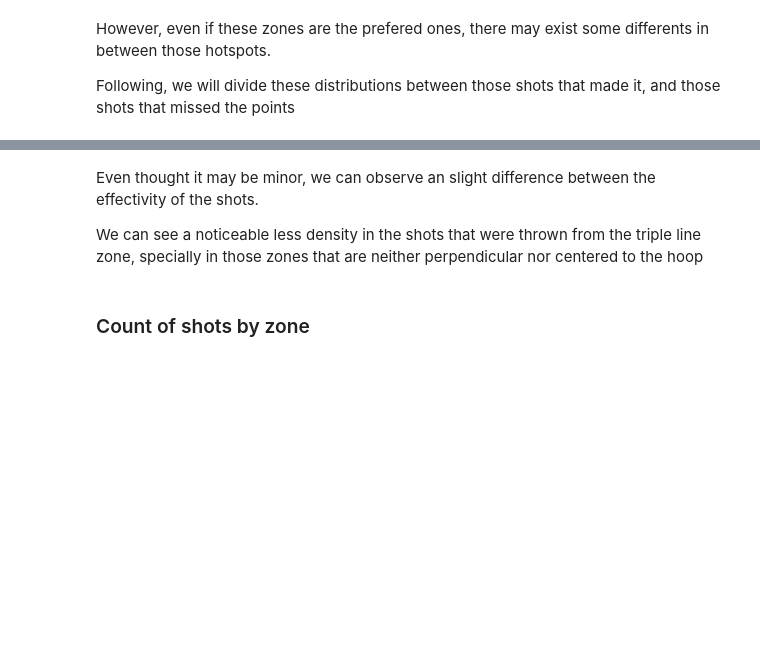
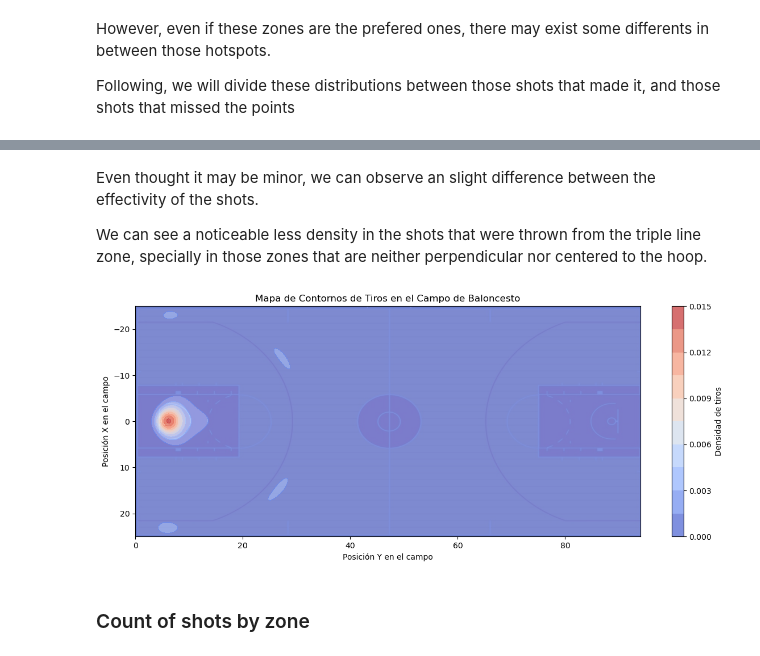
Before and after one commit to CrisJGM/DB-NBA, a Jupyter notebook: Data Analysis.ipynb, the cells around one changed output, grey strips where cells are left out. Cells and saved outputs as stored; diff of their text form; code cells hidden in the pictures; blank space fills up the shorter version.

```diff
--- a/Data Analysis.ipynb
+++ b/Data Analysis.ipynb
@@ -17,5 +36,13 @@ colores = {0: '#C8102E', 1: '#1D428A'}
 # %% [markdown]
 Hacemos una pequeña exploración de los datos tras el Data Cleaning. La siguiente gráfica muestra la distribución de los tiros más frecuente en el Dataset
+# %%
+nba_df['SEASON_2'].unique()
+
+season_23_24 = nba_df[nba_df['SEASON_2'] == '2023-24']
+season_22_23 = nba_df[nba_df['SEASON_2'] == '2022-23']
+season_21_22 = nba_df[nba_df['SEASON_2'] == '2021-22']
+season_20_21 = nba_df[nba_df['SEASON_2'] == '2020-21']
+season_19_20 = nba_df[nba_df['SEASON_2'] == '2019-20']
 # %%
 # Crear la figura
 plt.figure(figsize=(15, 6))
@@ -165,7 +163,60 @@ plt.show()
 # %% [markdown]
 Even thought it may be minor, we can observe an slight difference between the effectivity of the shots.
 
-We can see a noticeable less density in the shots that were thrown from the triple line zone, specially in those zones that are neither perpendicular nor centered to the hoop
+We can see a noticeable less density in the shots that were thrown from the triple line zone, specially in those zones that are neither perpendicular nor centered to the hoop.
+# %%
+import numpy as np
+import matplotlib.pyplot as plt
+import matplotlib.image as mpimg
+from scipy.stats import gaussian_kde
+
+# Suponemos que tus datos están en nba_df con columnas LOC_X y LOC_Y
+# nba_df = ...
+x = season_23_24['LOC_Y']
+y = season_23_24['LOC_X']
+
+# Reducir la resolución de la malla (de 500j a 200j)
+xi, yi = np.mgrid[0:94:200j, -25:25:200j]
+
+# Usar array masking para filtrar posibles valores atípicos
+mask = (x >= 0) & (x <= 94) & (y >= -25) & (y <= 25)
+x_filtered = x[mask]
+y_filtered = y[mask]
+
+# Estimar densidad 2D con bw_method ajustado para mejor rendimiento
+positions = np.vstack([xi.ravel(), yi.ravel()])
+values = np.vstack([x_filtered, y_filtered])
+kernel = gaussian_kde(values, bw_method='scott')  # 'scott' es generalmente más rápido que el valor predeterminado
+
+# Calcular en un solo paso
+zi = kernel(positions).reshape(xi.shape)
+
+# Cargar la imagen del campo
+background = mpimg.imread('fondo-basket.jpg')
+
+# Crear el gráfico con tamaño optimizado
+fig, ax = plt.subplots(figsize=(12, 5), dpi=100)  # Reducir tamaño y especificar DPI
+
+# Fondo del campo
+ax.imshow(background, extent=[0, 94, 25, -25], aspect='auto', alpha=0.3)
+
+# Reducir el número de niveles en contourf
+contour = ax.contourf(xi, yi, zi, levels=10, cmap='coolwarm', alpha=0.7)
+
+# Etiquetas y título
+ax.set_xlabel('Posición Y en el campo')
+ax.set_ylabel('Posición X en el campo')
+ax.set_title('Mapa de Contornos de Tiros en el Campo de Baloncesto')
+
+# Límites del campo
+ax.set_xlim(0, 94)
+ax.set_ylim(25, -25)
+
+plt.colorbar(contour, ax=ax, label='Densidad de tiros')
+plt.tight_layout()  # Optimiza el diseño
+plt.show()
+# %% [output]
+[figure, added]
 # %% [markdown]
 ### Count of shots by zone
 # %% [markdown]
```
Also changed, not shown: parts of 31 cells of this notebook.
